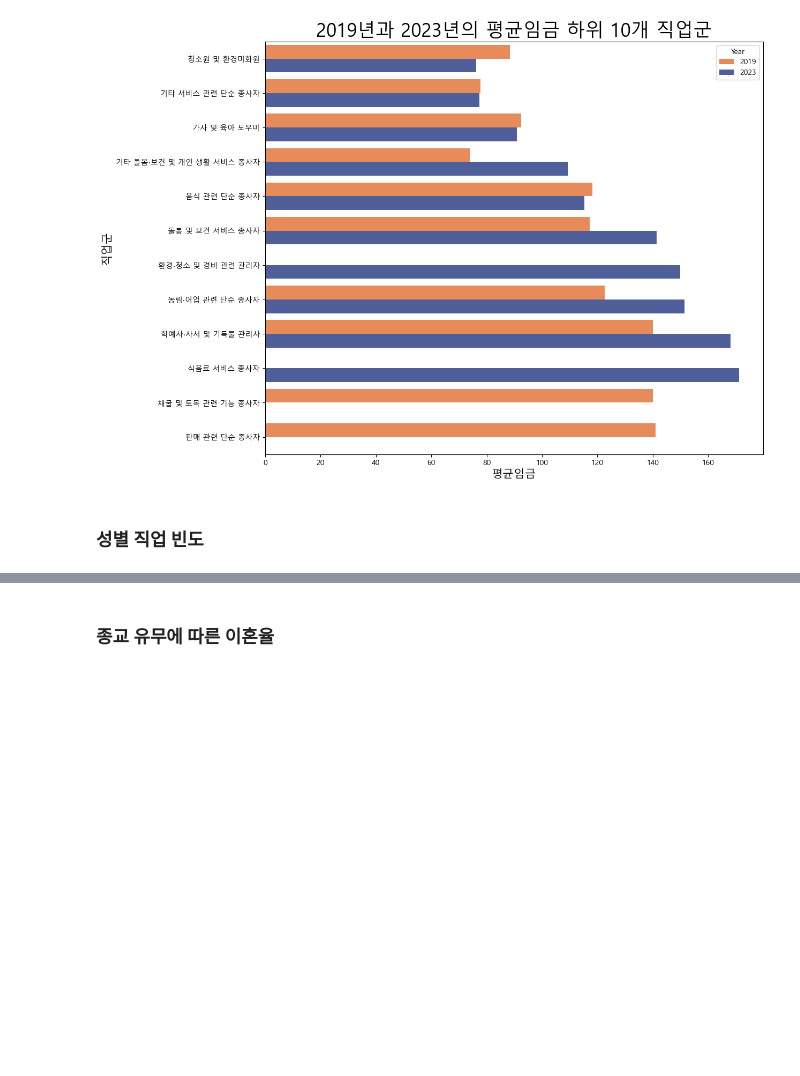
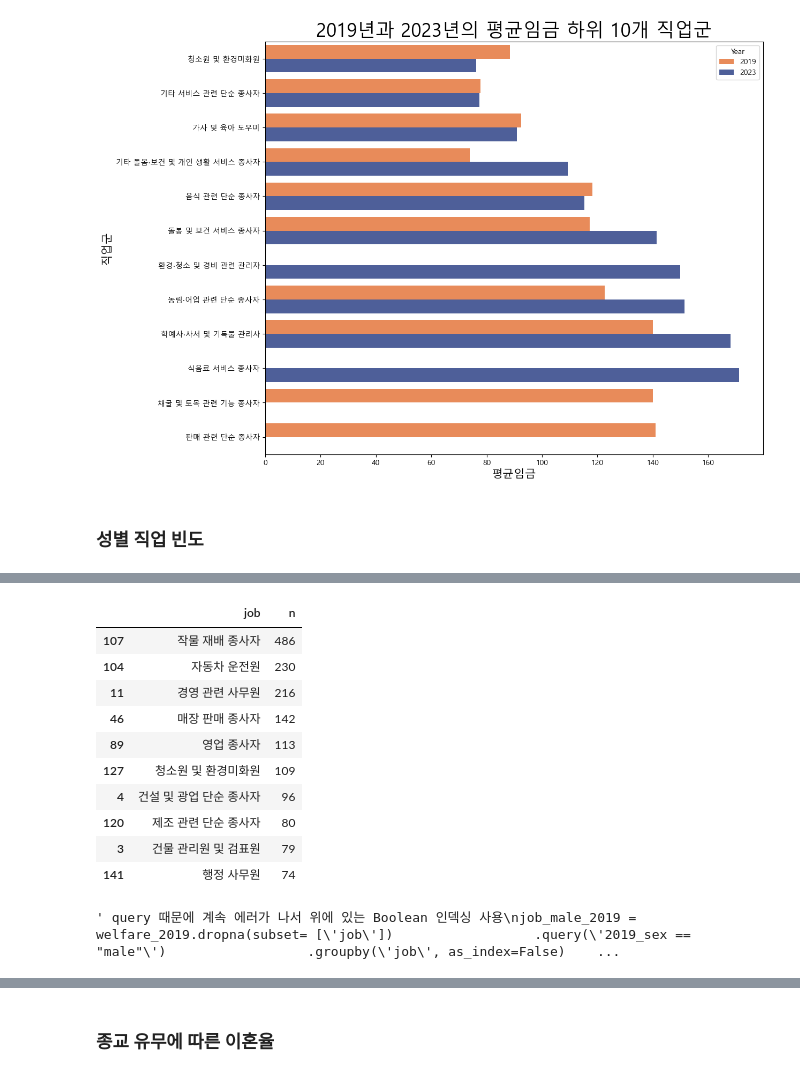
Before and after one commit to nicolekor/final_report, a Jupyter notebook: 한국인의삶_유니크_비교_2019vs2023_NY.ipynb, the cells around one changed output, grey strips where cells are left out. Drawn from its saved outputs; the diff is of its cells as text; code cells hidden in the pictures; blank space fills up the shorter version.

```diff
--- a/한국인의삶_유니크_비교_2019vs2023_NY.ipynb
+++ b/한국인의삶_유니크_비교_2019vs2023_NY.ipynb
@@ -1432,20 +1452,44 @@ plt.show()
+# %%
+# 남성 직업 빈도 상위 10개 추출
+# 1. 결측치 제거
+filtered_data = welfare_2019.dropna(subset=['job', '2019_sex'])
+
+# 2. Boolean 인덱싱을 사용하여 성별이 'male'인 데이터 필터링
+filtered_data = filtered_data[filtered_data['2019_sex'] == 'male']
+
+# 3. 직업별 빈도 계산
+job_male_2019 = (
+    filtered_data
+    .groupby('job', as_index=False)
+    .agg(n=('job', 'count'))
+    .sort_values('n', ascending=False)
+    .head(10)
+)
+
+job_male_2019
+# %% [output]
+|  | job | n |
+| 107 | 작물 재배 종사자 | 486 |
+| 104 | 자동차 운전원 | 230 |
+| 11 | 경영 관련 사무원 | 216 |
+| 46 | 매장 판매 종사자 | 142 |
+| 89 | 영업 종사자 | 113 |
+| 127 | 청소원 및 환경미화원 | 109 |
+| 4 | 건설 및 광업 단순 종사자 | 96 |
+| 120 | 제조 관련 단순 종사자 | 80 |
+| 3 | 건물 관리원 및 검표원 | 79 |
+| 141 | 행정 사무원 | 74 |
 # %%
 # 2019년 코드 (셀 51)
 # 남성 직업 빈도 상위 10개 추출
-job_male =welfare_2019.dropna(subset= ['job']) \
-                 .query('sex == "male"') \
+''' query 때문에 계속 에러가 나서 위에 있는 Boolean 인덱싱 사용
+job_male_2019 = welfare_2019.dropna(subset= ['job']) \
+                 .query('2019_sex == "male"') \
                  .groupby('job', as_index=False) \
                  .agg(n = ('job','count')) \
                  .sort_values('n',ascending=False) \
                  .head(10)
-job_male
-
-# 2023년 코드 (셀 51)
-# 남성 직업 빈도 상위 10개 추출
-job_male =welfare_2023.dropna(subset= ['job']) \
-                 .query('sex == "male"') \
-                 .groupby('job', as_index=False) \
-                 .agg(n = ('job','count')) \
-                 .sort_values('n',ascending=False) \
-                 .head(10)
-job_male
+job_male_2019
+'''
+# %% [output]
+' query 때문에 계속 에러가 나서 위에 있는 Boolean 인덱싱 사용\njob_male_2019 = welfare_2019.dropna(subset= [\'job\'])                  .query(\'2019_sex == "male"\')                  .groupby(\'job\', as_index=False)    ...
```
Also changed, not shown: parts of 9 cells of this notebook.
